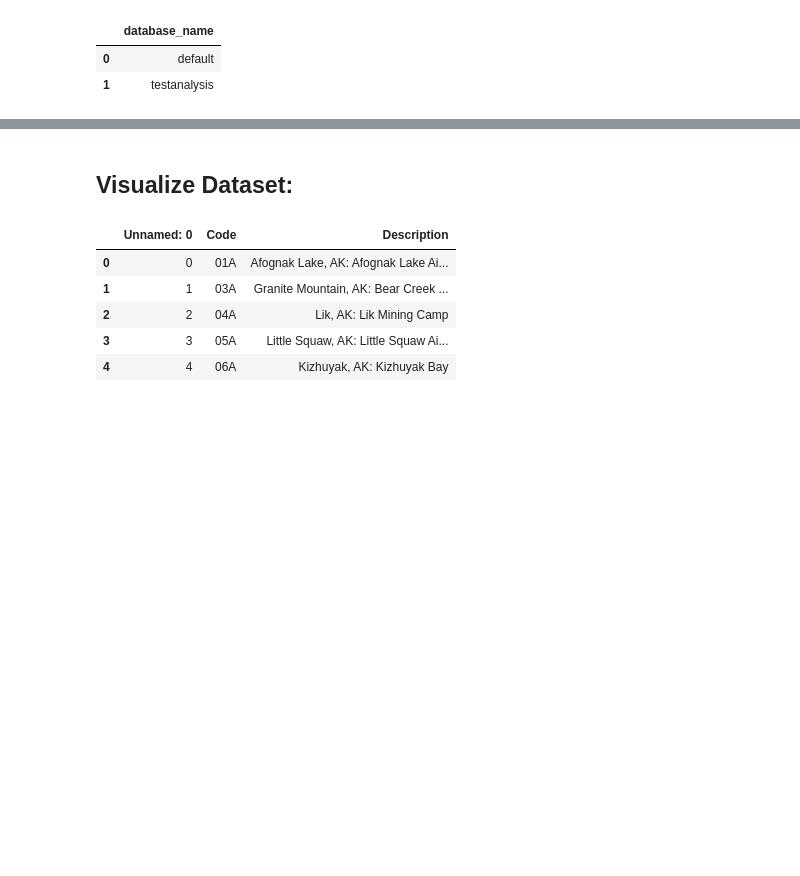
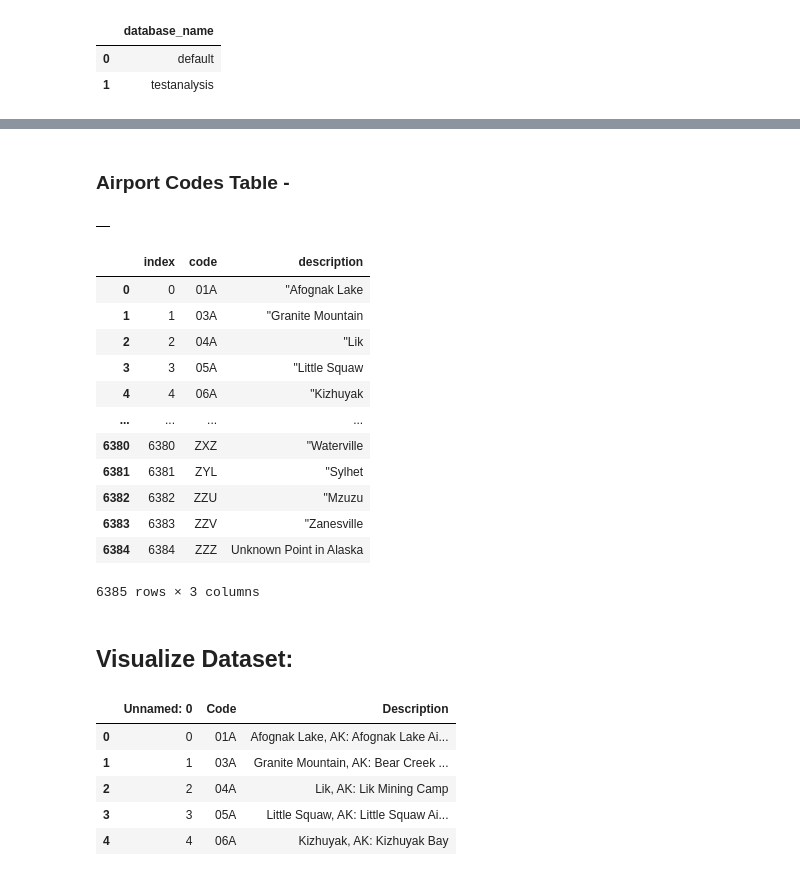
Before and after one commit to fausa/ADS508, a Jupyter notebook: Code.ipynb, the cells around one changed output, grey strips where cells are left out. Drawn from its saved outputs; the diff is of its cells as text; code cells hidden in the pictures; blank space fills up the shorter version.

```diff
--- a/Code.ipynb
+++ b/Code.ipynb
@@ -152,0 +199,2 @@ DatabaseError: Execution failed on sql: CREATE EXTERNAL TABLE IF NOT EXISTS (
+# %% [markdown]
+### Airport Codes Table -
@@ -153,2 +203,34 @@ DatabaseError: Execution failed on sql: CREATE EXTERNAL TABLE IF NOT EXISTS (
+# %%
+table4_name = "airline_codes"
+
+statement4 = """CREATE EXTERNAL TABLE IF NOT EXISTS {}.{}(
+         Index string,
+         Code string,
+         Description string
+) ROW FORMAT DELIMITED FIELDS TERMINATED BY '\,' LINES TERMINATED BY '\\n' LOCATION '{}'
+TBLPROPERTIES ('skip.header.line.count'='1')""".format(
+    database_name, table4_name, airport_codes_s3
+)
+# %%
+pd.read_sql(statement4, conn)
+# %% [output]
+|  |
+# %%
+query4 = "SELECT * FROM {}.{}".format(database_name, table4_name)
+pd.read_sql(query4, conn)
+# %% [output]
+|  | index | code | description |
+| 0 | 0 | 01A | "Afognak Lake |
+| 1 | 1 | 03A | "Granite Mountain |
+| 2 | 2 | 04A | "Lik |
+| 3 | 3 | 05A | "Little Squaw |
+| 4 | 4 | 06A | "Kizhuyak |
+| ... | ... | ... | ... |
+| 6380 | 6380 | ZXZ | "Waterville |
+| 6381 | 6381 | ZYL | "Sylhet |
+| 6382 | 6382 | ZZU | "Mzuzu |
+| 6383 | 6383 | ZZV | "Zanesville |
+| 6384 | 6384 | ZZZ | Unknown Point in Alaska |
+6385 rows × 3 columns
 # %% [markdown]
 ## Visualize Dataset:
```
Also changed, not shown: parts of 34 cells of this notebook.
